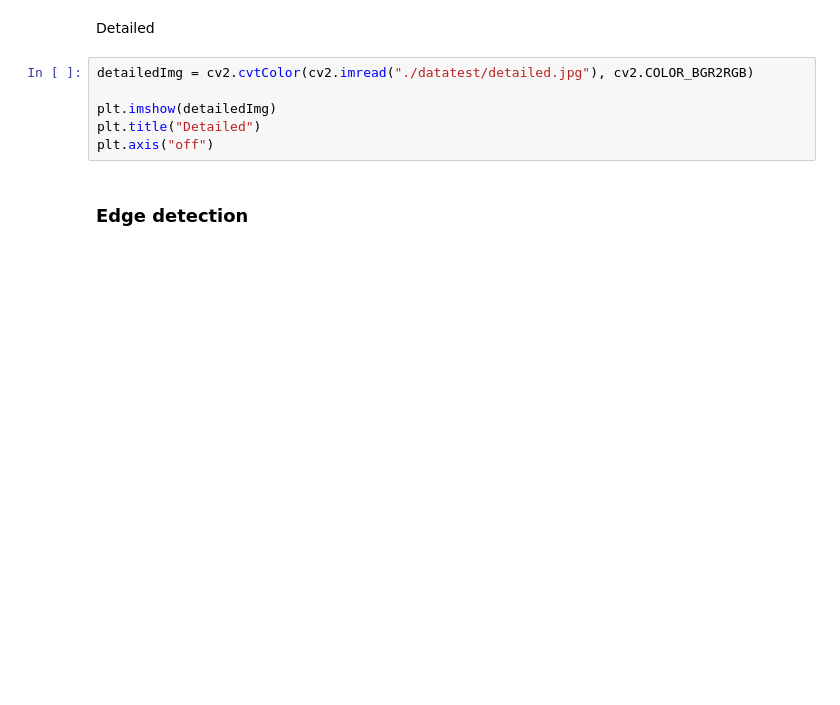
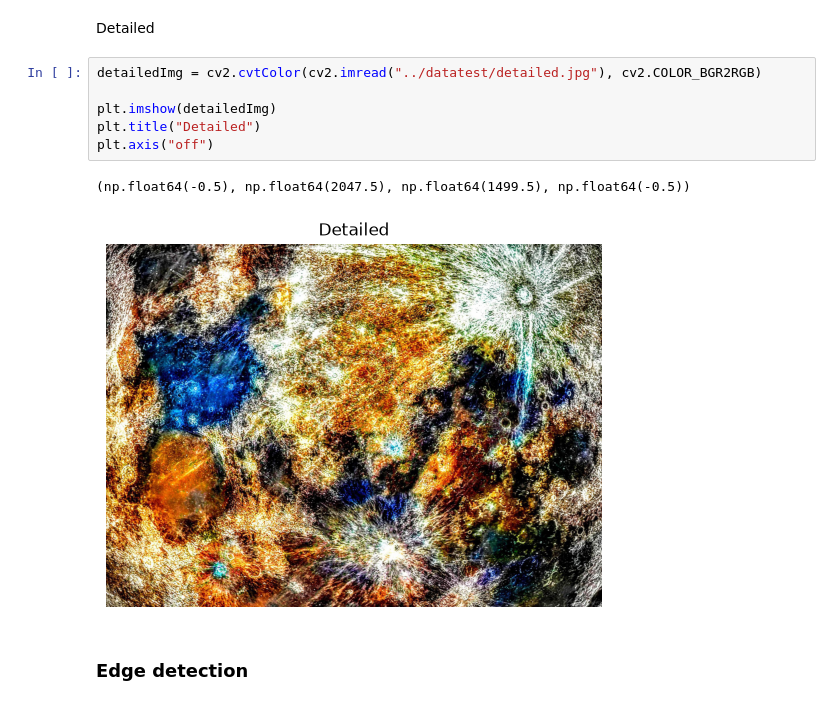
Before and after one commit to NappoLeeShi/computer_vision, a Jupyter notebook: lab3/main.ipynb, the cells around one changed output. Drawn from its saved outputs; the diff is of its cells as text; blank space fills up the shorter version.

```diff
--- a/lab3/main.ipynb
+++ b/lab3/main.ipynb
@@ -149,11 +149,14 @@ plt.axis("off")
 # %% [markdown]
 Detailed
 # %%
-detailedImg = cv2.cvtColor(cv2.imread("./datatest/detailed.jpg"), cv2.COLOR_BGR2RGB)
+detailedImg = cv2.cvtColor(cv2.imread("../datatest/detailed.jpg"), cv2.COLOR_BGR2RGB)
 
 plt.imshow(detailedImg)
 plt.title("Detailed")
 plt.axis("off")
+# %% [output]
+(np.float64(-0.5), np.float64(2047.5), np.float64(1499.5), np.float64(-0.5))
+[figure, added]
 # %% [markdown]
 ### Edge detection
 # %% [markdown]
```
Also changed, not shown: parts of 15 cells of this notebook, 6 other files.
